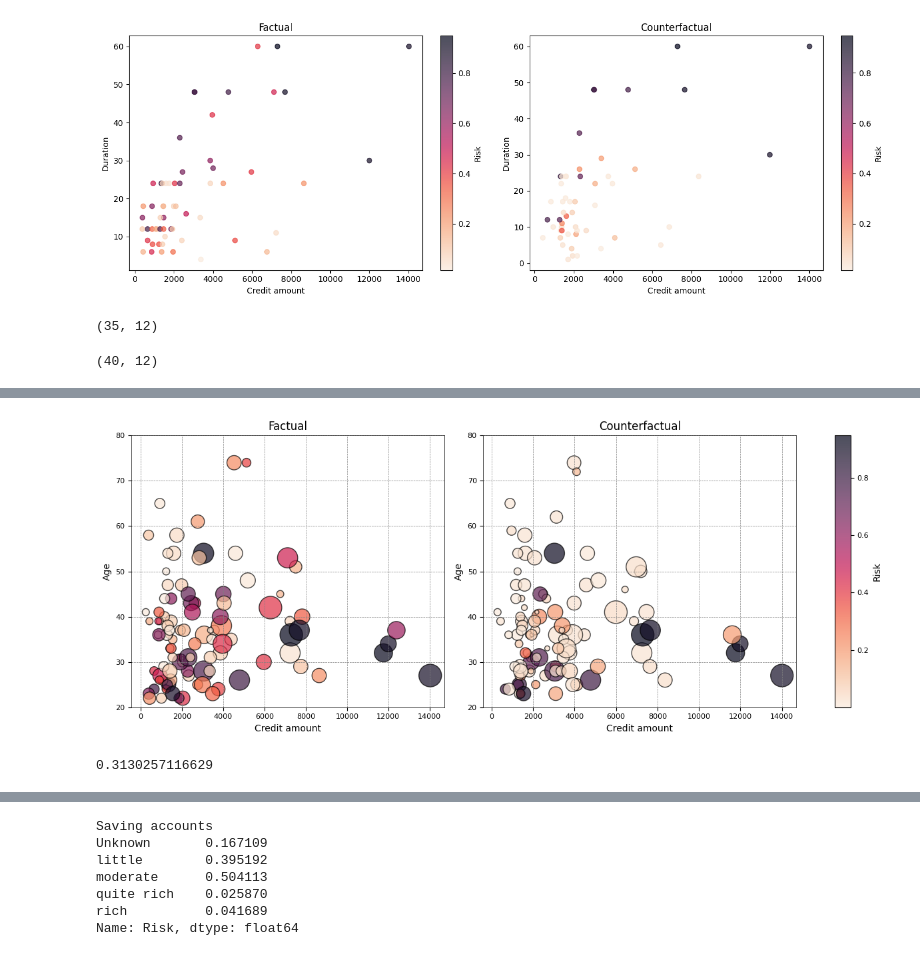
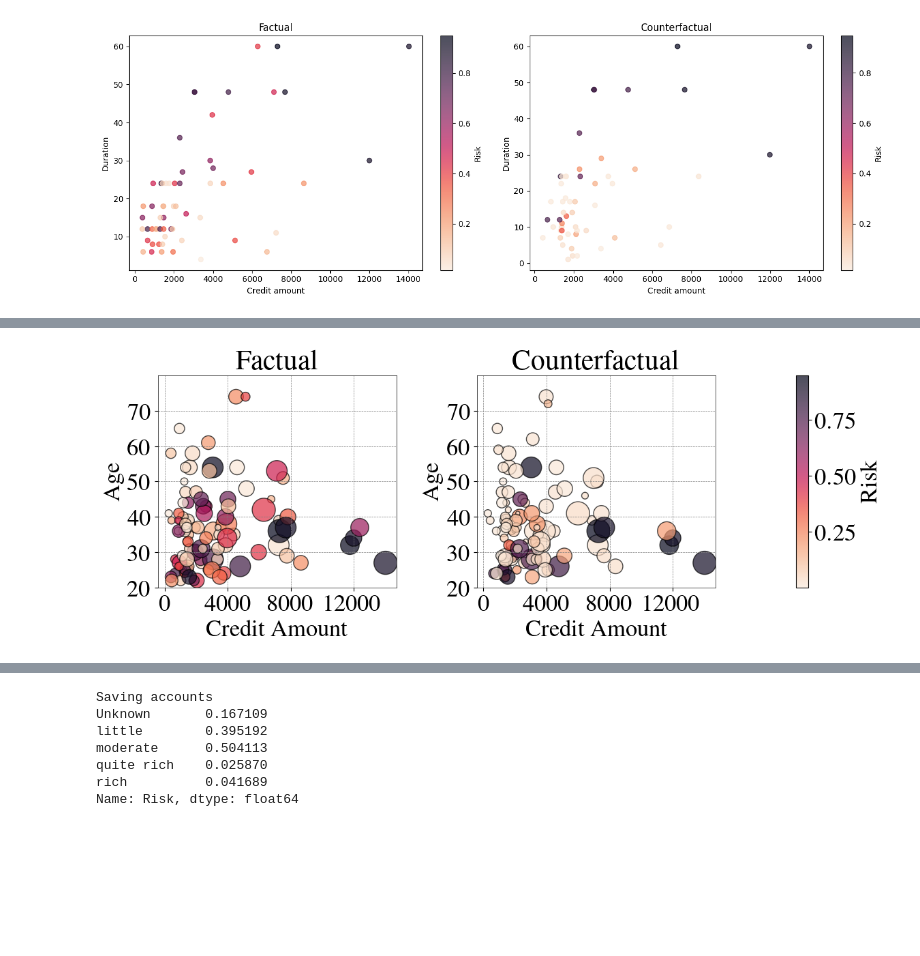
Before and after one commit to youlei202/distributional-counterfactual-explanation, a Jupyter notebook: analysis_german_credit.ipynb, the cells around one changed output, grey strips where cells are left out. Cells and saved outputs as stored; diff of their text form; code cells hidden in the pictures; blank space fills up the shorter version.

```diff
--- a/analysis_german_credit.ipynb
+++ b/analysis_german_credit.ipynb
@@ -367,29 +308,17 @@ plt.show()
 DEBUG:matplotlib.colorbar:locator: <matplotlib.ticker.AutoLocator object at 0x...>
 DEBUG:matplotlib.colorbar:locator: <matplotlib.ticker.AutoLocator object at 0x...>
 [figure]
-# %%
-factual[
-    (factual['Credit amount']>=1000) & (factual['Credit amount']<=5000)
-  & (factual['Duration']>=0) & (factual['Duration']<=35)
-  & (factual['Age']>=30) & (factual['Age']<=50)
-].shape
-# %% [output]
-(35, 12)
-# %%
-counterfactual[
-    (counterfactual['Credit amount']>=1000) & (counterfactual['Credit amount']<=5000)
-  & (counterfactual['Duration']>=0) & (counterfactual['Duration']<=35)
-  & (counterfactual['Age']>=30) & (counterfactual['Age']<=50)
-].shape
-# %% [output]
-(40, 12)
 # %%
+fontsize = 25
+
 # Enable LaTeX text rendering in Matplotlib
-# plt.rcParams.update({
-#     "text.usetex": True,
-#     "font.family": "serif"
-# })
-
+plt.rcParams.update({
+    "text.usetex": True,
+    "text.latex.preamble": r"\usepackage{times}",  # Ensure you use the times package
+    "font.family": "serif",
+    "font.serif": ["Times", "Times New Roman"],  # This should use Times font
+    "font.size": fontsize
+})
 
 def colorful_scatter_with_sizing(df, x, y, size_col, color_col, title, ax, show_colorbar=True, cbar_ax=None):
     scatter = ax.scatter(df[x], df[y], s=df[size_col]*10, alpha=0.7, c=df[color_col], cmap='rocket_r', edgecolor='black')
@@ -397,16 +326,21 @@ def colorful_scatter_with_sizing(df, x, y, size_col, color_col, title, ax, show_
     # Adding colorbar conditionally
     if show_colorbar and cbar_ax is not None:
         cbar = plt.colorbar(scatter, cax=cbar_ax, label=color_col)
-        cbar.ax.tick_params(labelsize=8)  # Smaller labels to mimic TikZ
+        cbar.ax.tick_params(labelsize=fontsize)  # Adjust for LaTeX
 
     # Adding labels and title
-    ax.set_xlabel(x, fontsize=10)
-    ax.set_ylabel(y, fontsize=10)
-    ax.set_title(title, fontsize=12)
-    ax.tick_params(axis='both', which='major', labelsize=8)
+    ax.set_xlabel('Credit Amount')
+    ax.set_ylabel(y)
+    ax.set_title(title)
+    ax.tick_params(axis='both', which='major', labelsize=fontsize)
+
+    # Set grid interval
+    ax.set_xticks(np.arange(0, 15000, 4000))  # Set x grid interval
+    ax.set_yticks(np.arange(20, 80, 10))  # Set y grid interval
+
     ax.grid(True, which='both', linestyle='--', linewidth=0.5, color='gray')  # Grid lines like TikZ
     ax.set_facecolor('white')  # White background like TikZ
-    ax.set_ylim(20,80)
+    ax.set_ylim(20, 80)
 
     # Make sure the spines (frame) are visible
     for spine in ax.spines.values():
@@ -430,7 +364,13 @@ colorful_scatter_with_sizing(counterfactual, 'Credit amount', 'Age', 'Duration',
 # Adjust the layout so there's no extra space
 plt.tight_layout()
 
+# Save the figure as a PDF
+plt.savefig('pictures/german_credit_scatter.pdf', format='pdf', bbox_inches='tight')
+
 # Display the plot
 plt.show()
+
+# Make sure to close the figure after saving to avoid memory issues
+plt.close(fig)
 # %% [output]
 DEBUG:matplotlib.colorbar:locator: <matplotlib.ticker.AutoLocator object at 0x...>
@@ -453,5 +393 @@ DEBUG:matplotlib.font_manager:findfont: Matching sans\-serif:style=normal:varian
-[figure, old version]
+[figure, new version]
-# %%
-factual['Risk'].mean()
-# %% [output]
-0.3130257116629
```
Also changed, not shown: parts of 48 cells of this notebook.
